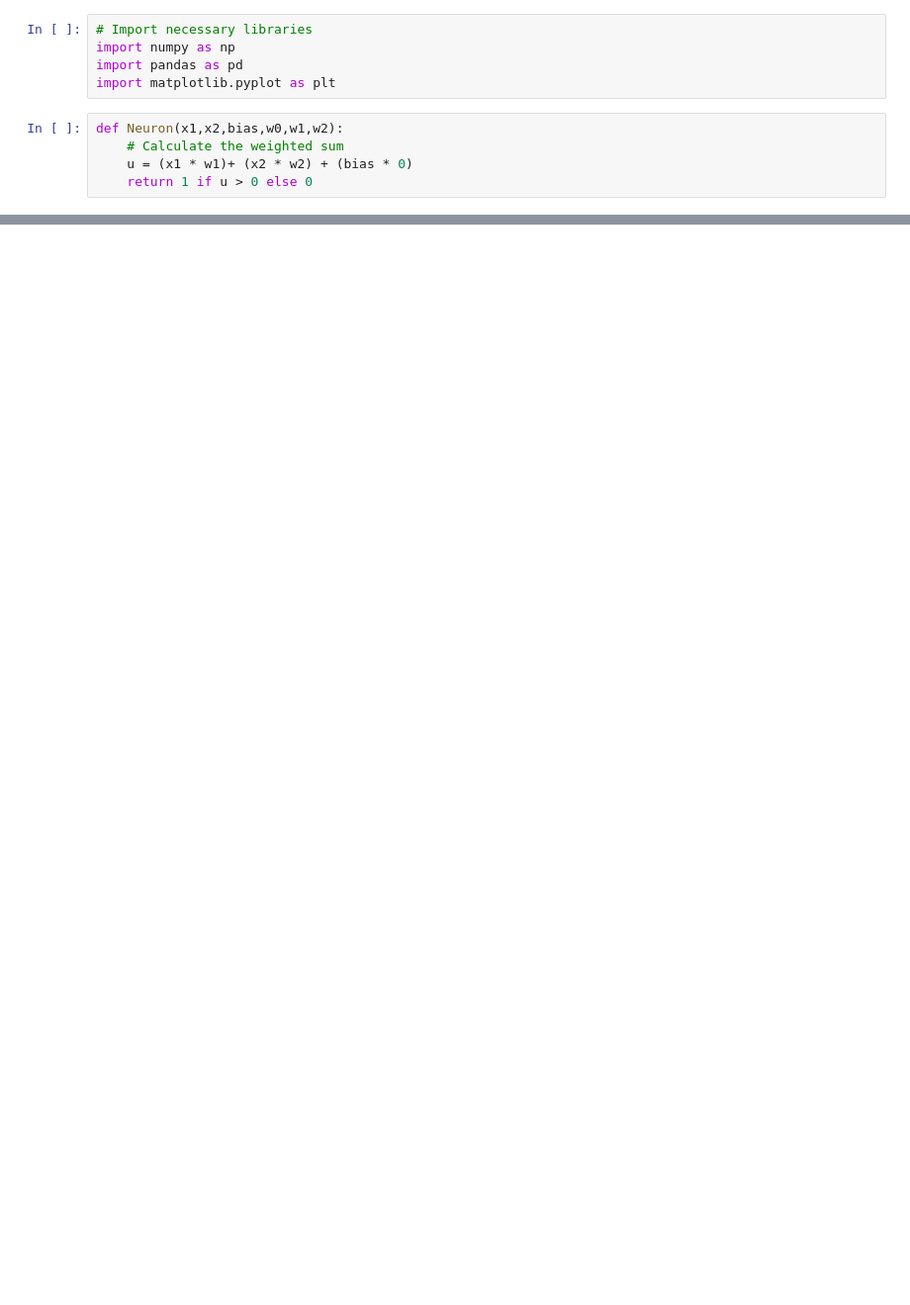
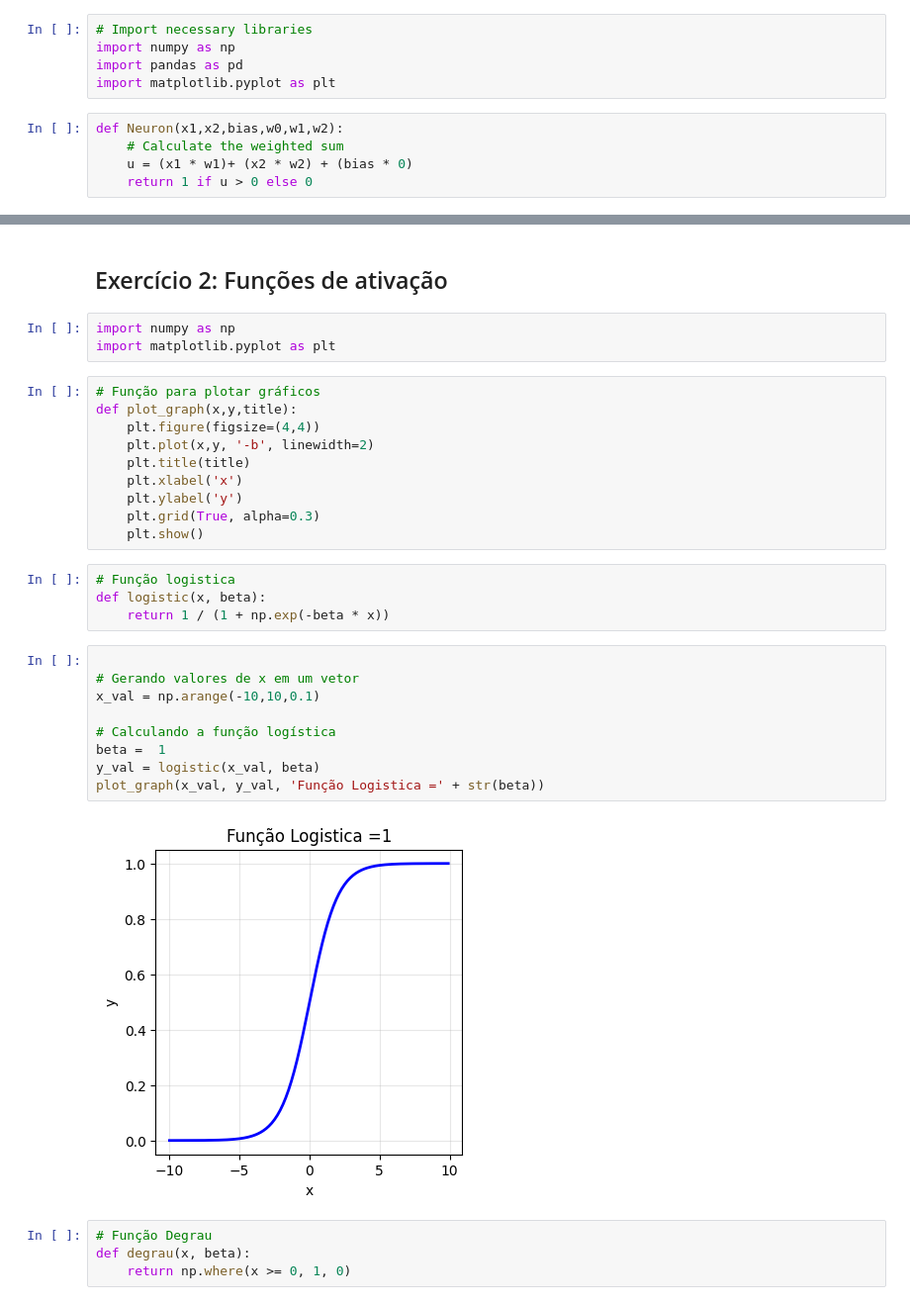
Before and after one commit to SilveiraGustavo/T-picos-Especiais-em-Intelig-ncia-Artificial, a Jupyter notebook: Neuron.ipynb, the cells around one changed output, grey strips where cells are left out. Shown: that part at 99% size. Saved outputs shown, nothing was run; the diff lists cells and outputs as text; blank space fills up the shorter version.

```diff
--- a/Neuron.ipynb
+++ b/Neuron.ipynb
@@ -67,0 +82,34 @@ plt.show()
+# %% [markdown]
+## Exercício 2: Funções de ativação
+# %%
+import numpy as np
+import matplotlib.pyplot as plt
+# %%
+# Função para plotar gráficos
+def plot_graph(x,y,title):
+    plt.figure(figsize=(4,4))
+    plt.plot(x,y, '-b', linewidth=2)
+    plt.title(title)
+    plt.xlabel('x')
+    plt.ylabel('y')
+    plt.grid(True, alpha=0.3)
+    plt.show()
+# %%
+# Função logistica
+def logistic(x, beta):
+    return 1 / (1 + np.exp(-beta * x))
+# %%
+
+# Gerando valores de x em um vetor
+x_val = np.arange(-10,10,0.1)
+
+# Calculando a função logística
+beta =  1
+y_val = logistic(x_val, beta)
+plot_graph(x_val, y_val, 'Função Logistica =' + str(beta))
+# %% [output]
+[figure, added]
+# %%
+# Função Degrau
+def degrau(x, beta):
+    return np.where(x >= 0, 1, 0)
```
Also changed, not shown: parts of 6 cells of this notebook, 1 other file.
